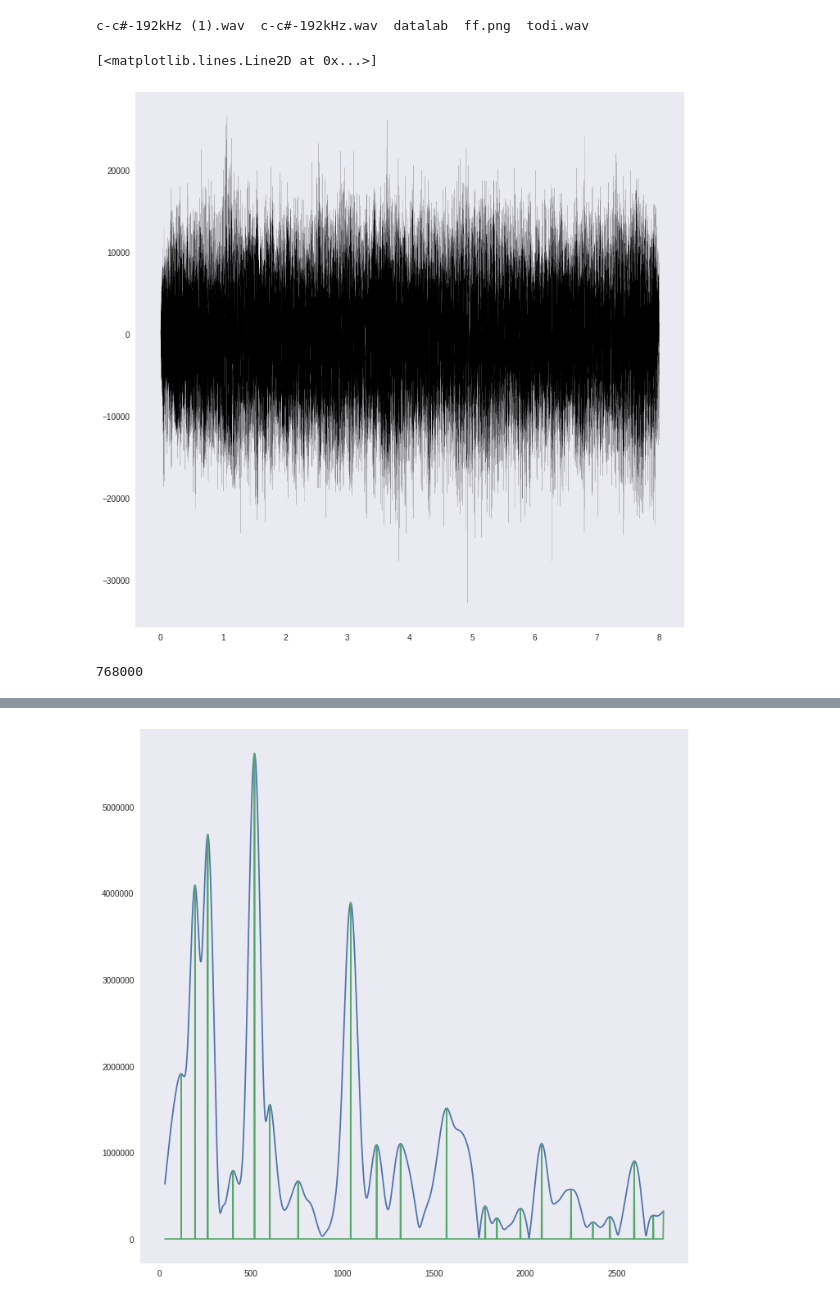
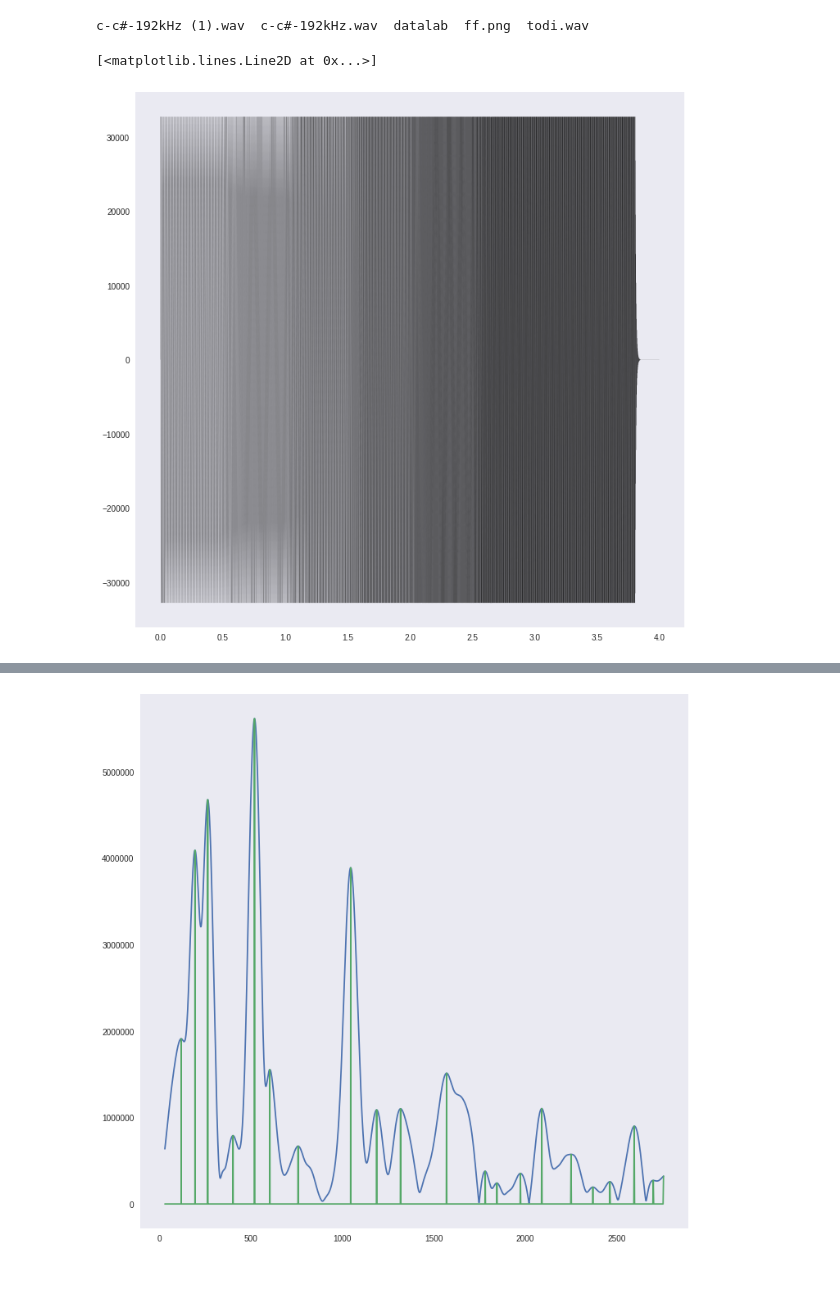
Before and after one commit to tandav/spectrogram, a Jupyter notebook: custom_fft_low_freqs.ipynb, the cells around one changed output, grey strips where cells are left out. Cells and saved outputs as stored; diff of their text form; code cells hidden in the pictures.

```diff
--- a/custom_fft_low_freqs.ipynb
+++ b/custom_fft_low_freqs.ipynb
@@ -94,32 +25,19 @@ User uploaded file "sad.wav" with length 3072044 bytes
 c-c#-192kHz (1).wav  c-c#-192kHz.wav  datalab  ff.png  todi.wav
 # %%
 from scipy.io import wavfile
-# rate, x = wavfile.read('bar.wav')
-
-rate, x = wavfile.read('sad.wav')
-# rate, x = wavfile.read('todi.wav')
-# rate, x = wavfile.read('c-c#-192kHz.wav')
-# rate, x = wavfile.read('malkauns-aroh.wav')
+rate, x = wavfile.read('malkauns.wav')
+signal = x
 # left_channel  = x[:, 0]
 # right_channel = x[:, 1]
 # signal = left_channel
-signal = x
-# signal = (left_channel + right_channel) / 2 # average left and right channels to mono signal
+# signal = (left_channel + right_channel) / 2 # average left and right channels to mono signal // reaaly bad, don't do this
 N = len(signal)
-N
 t = np.linspace(0, N/rate, N)
-
 plt.grid()
 plt.plot(t, signal, 'k-', linewidth=0.1)
 # %% [output]
 [<matplotlib.lines.Line2D at 0x...>]
-[figure, old version]
+[figure, new version]
-# %%
-# left_channel.shape
-# right_channel.shape
-N
-# %% [output]
-768000
 # %%
 nperseg  = 11025//2
 noverlap = nperseg // 100 * 92
```
Also changed, not shown: parts of 15 cells of this notebook.
